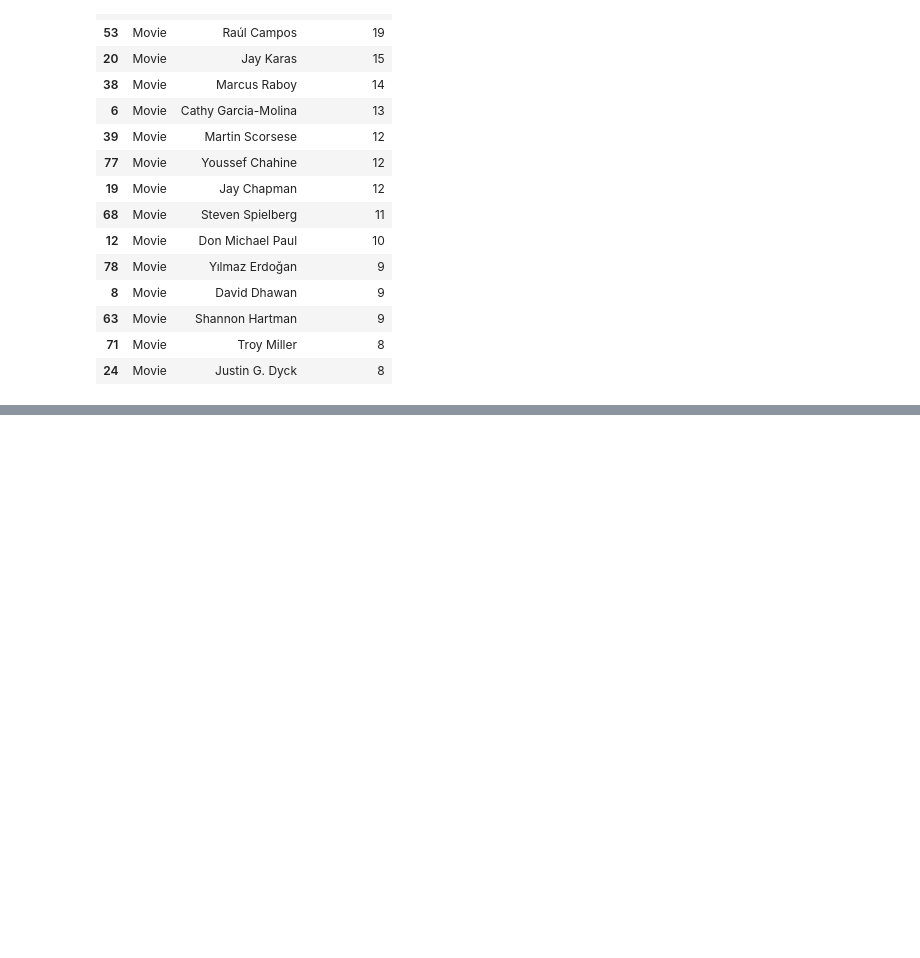
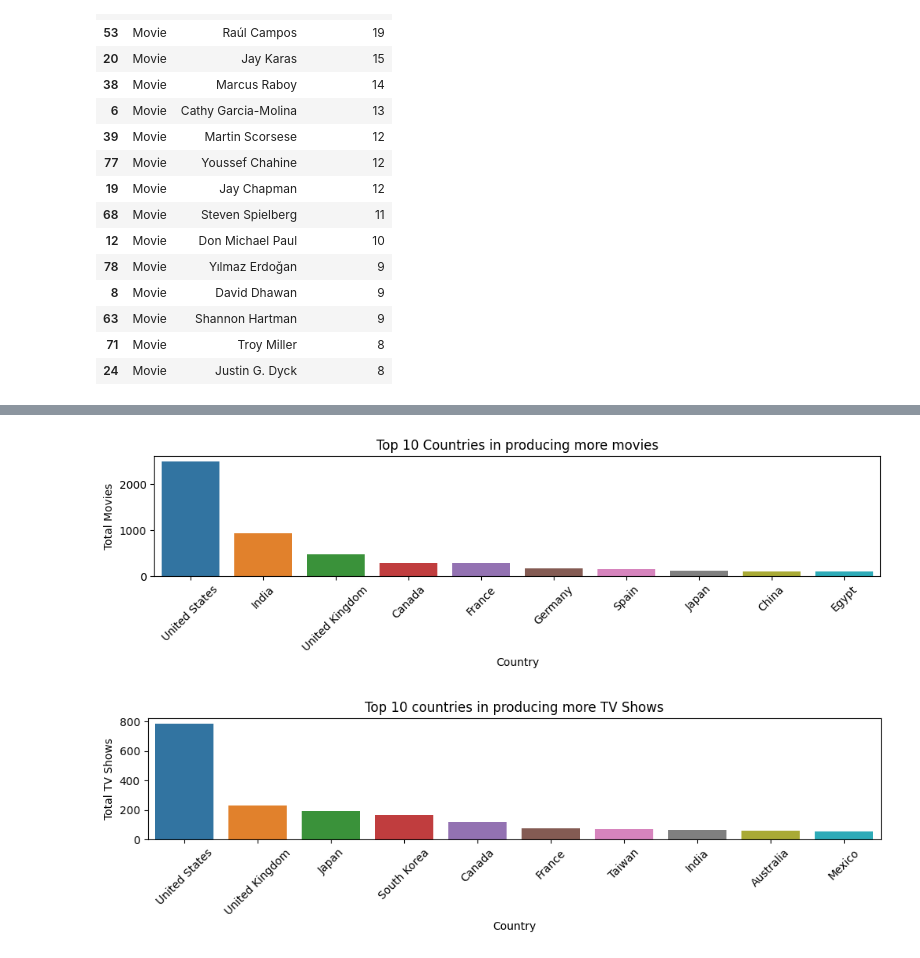
Before and after one commit to callmesupls/NCKH_Netflix_2022_2023, a Jupyter notebook: XuLyDuLieuLan1.ipynb, the cells around one changed output, grey strips where cells are left out. Saved outputs shown, nothing was run; the diff lists cells and outputs as text; code cells hidden in the pictures; blank space fills up the shorter version.

```diff
--- a/XuLyDuLieuLan1.ipynb
+++ b/XuLyDuLieuLan1.ipynb
@@ -239,3 +265,26 @@ t1
+# %%
+plt.figure(figsize=(12,2))
+m=movies[movies['country']!='Unknown'].groupby(['country']).agg({'show_id':'nunique'}).reset_index().sort_values(
+    ['show_id'], ascending=False).head(10)
+sns.barplot(data=m,x='country',y='show_id')
+plt.xlabel('Country')
+plt.xticks(rotation=45)
+plt.ylabel('Total Movies')
+plt.title('Top 10 Countries in producing more movies')
+plt.show()
+
+plt.figure(figsize=(12,2))
+t=tv_shows[tv_shows['country']!='Unknown'].groupby(['country']).agg({'show_id':'nunique'}).reset_index().sort_values(
+    ['show_id'], ascending=False).head(10)
+sns.barplot(data=t,x='country',y='show_id')
+plt.title('Top 10 countries in producing more TV Shows')
+plt.ylabel('Total TV Shows')
+plt.xticks(rotation=45)
+plt.xlabel('Country')
+plt.show()
+# %% [output]
+[figure, added]
+[figure, added]
 # %%
 raw_data.dropna(subset=['cast','country','date_added','rating','duration'],how='any')
 raw_data.to_csv('data_netflix.csv')
```
Also changed, not shown: parts of 2 cells of this notebook, 2 other files.
